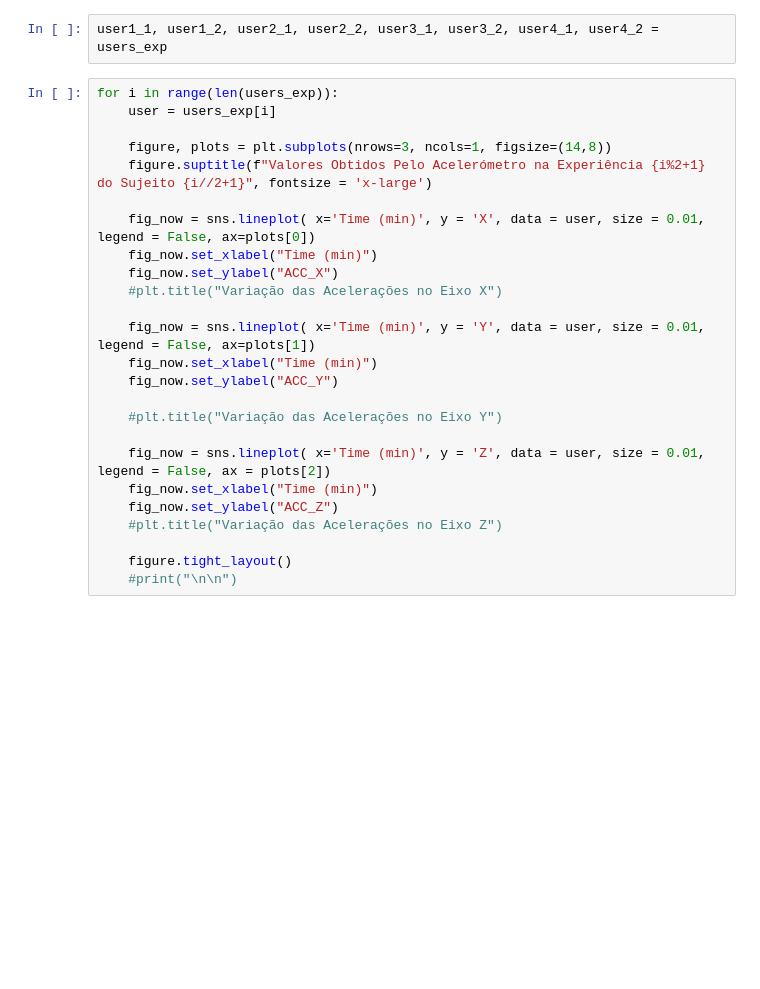
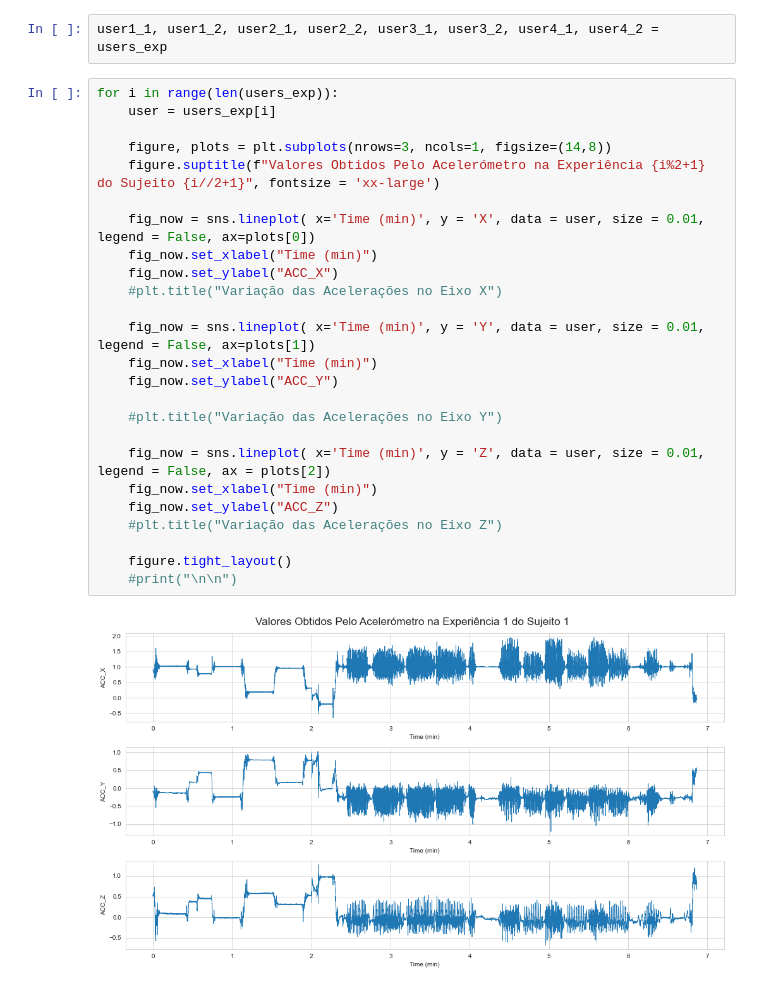
Before and after one commit to joelpoliveira/ProjetoATD, a Jupyter notebook: Exercicio2/Representacoes_Manual_das_Atividades.ipynb, the cells around one changed output. Cells and saved outputs as stored; diff of their text form; blank space fills up the shorter version.

```diff
--- a/Exercicio2/Representacoes_Manual_das_Atividades.ipynb
+++ b/Exercicio2/Representacoes_Manual_das_Atividades.ipynb
@@ -12,25 +12,27 @@ user1_1, user1_2, user2_1, user2_2, user3_1, user3_2, user4_1, user4_2 = users_e
 # %%
 for i in range(len(users_exp)):
     user = users_exp[i]
 
     figure, plots = plt.subplots(nrows=3, ncols=1, figsize=(14,8))
-    figure.suptitle(f"Valores Obtidos Pelo Acelerómetro na Experiência {i%2+1} do Sujeito {i//2+1}", fontsize = 'x-large')
+    figure.suptitle(f"Valores Obtidos Pelo Acelerómetro na Experiência {i%2+1} do Sujeito {i//2+1}", fontsize = 'xx-large')
 
     fig_now = sns.lineplot( x='Time (min)', y = 'X', data = user, size = 0.01, legend = False, ax=plots[0])
     fig_now.set_xlabel("Time (min)")
     fig_now.set_ylabel("ACC_X")
     #plt.title("Variação das Acelerações no Eixo X")
 
     fig_now = sns.lineplot( x='Time (min)', y = 'Y', data = user, size = 0.01, legend = False, ax=plots[1])
     fig_now.set_xlabel("Time (min)")
     fig_now.set_ylabel("ACC_Y")
 
     #plt.title("Variação das Acelerações no Eixo Y")
 
     fig_now = sns.lineplot( x='Time (min)', y = 'Z', data = user, size = 0.01, legend = False, ax = plots[2])
     fig_now.set_xlabel("Time (min)")
     fig_now.set_ylabel("ACC_Z")
     #plt.title("Variação das Acelerações no Eixo Z")
 
     figure.tight_layout()
     #print("\n\n")
+# %% [output]
+[figure, added]
```
Also changed, not shown: parts of 1 cell of this notebook.
